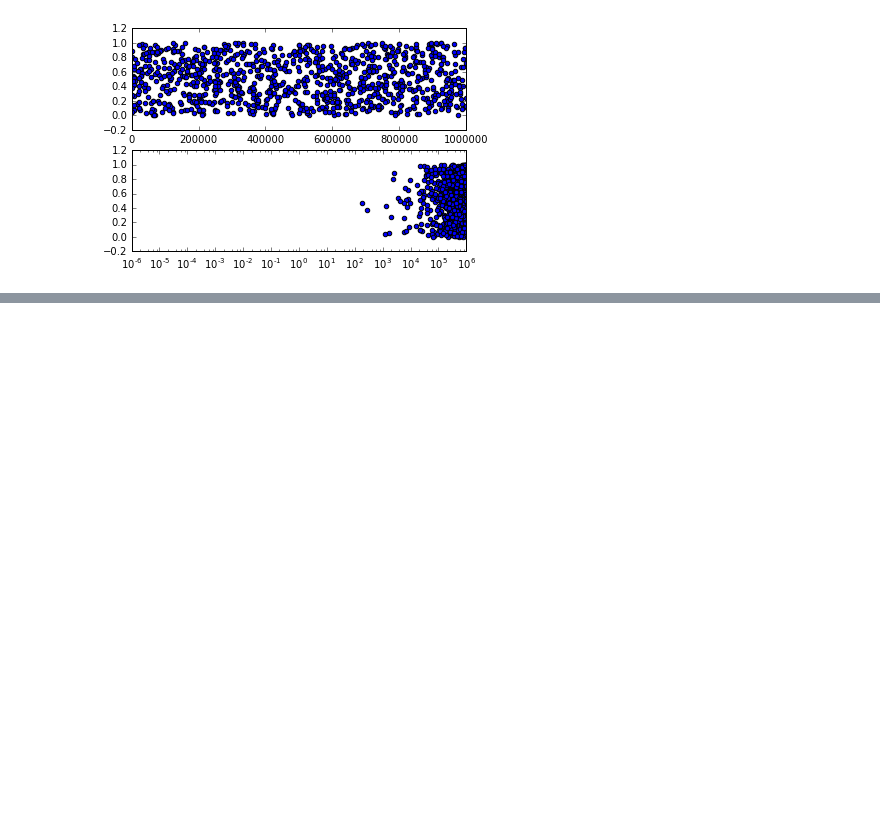
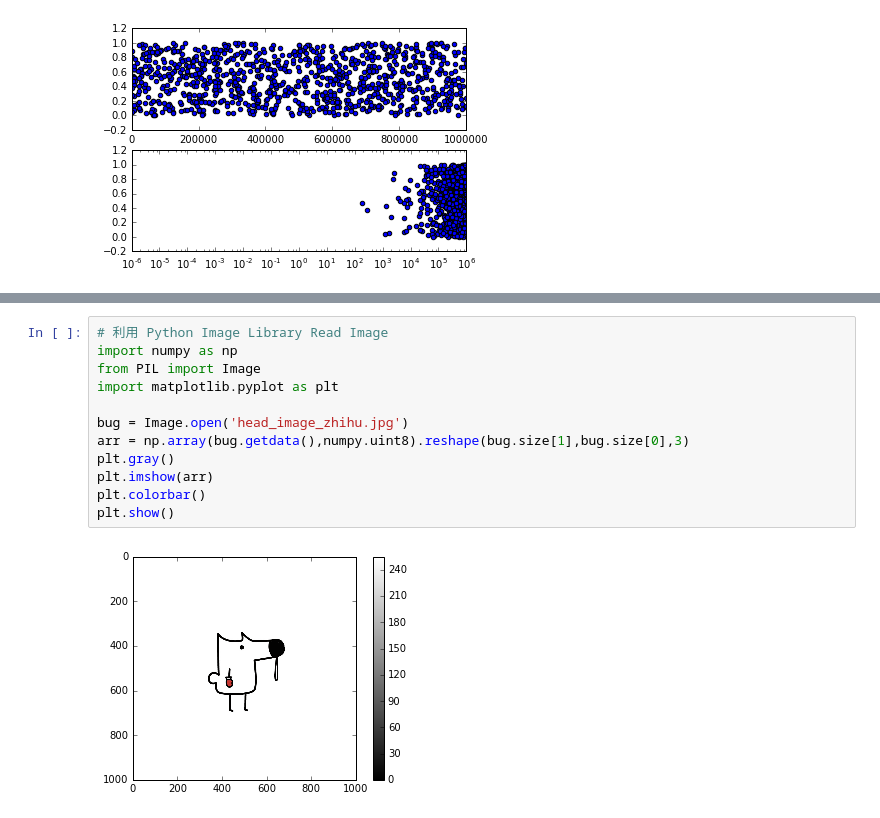
Before and after one commit to zlxs23/Data_Visualization, a Jupyter notebook: chap_2_Understand Data.ipynb, the cells around one changed output, grey strips where cells are left out. Drawn from its saved outputs; the diff is of its cells as text; blank space fills up the shorter version.

```diff
--- a/chap_2_Understand Data.ipynb
+++ b/chap_2_Understand Data.ipynb
@@ -141,0 +179,14 @@ show()
+# %%
+# 利用 Python Image Library Read Image
+import numpy as np
+from PIL import Image
+import matplotlib.pyplot as plt
+
+bug = Image.open('head_image_zhihu.jpg')
+arr = np.array(bug.getdata(),numpy.uint8).reshape(bug.size[1],bug.size[0],3)
+plt.gray()
+plt.imshow(arr)
+plt.colorbar()
+plt.show()
+# %% [output]
+[figure, added]
```
Also changed, not shown: parts of 9 cells of this notebook, 3 other files.
